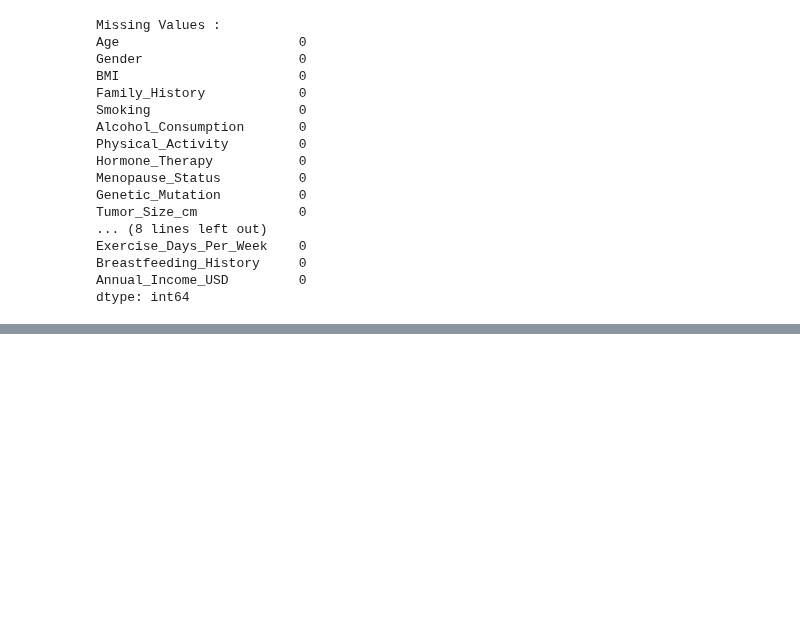
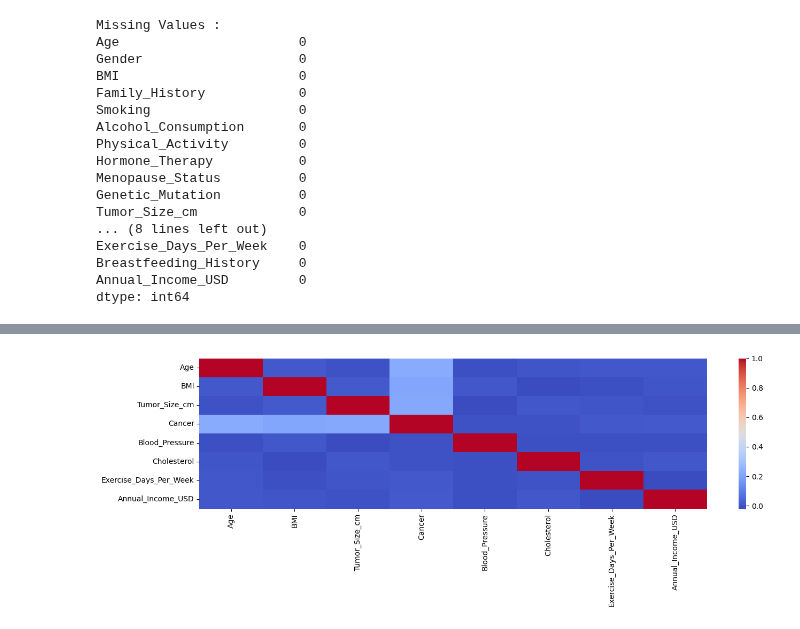
Before and after one commit to tiopramana/machine_learning, a Jupyter notebook: Project/Breast_cancer/main.ipynb, the cells around one changed output, grey strips where cells are left out. Drawn from its saved outputs; the diff is of its cells as text; code cells hidden in the pictures; blank space fills up the shorter version.

```diff
--- a/Project/Breast_cancer/main.ipynb
+++ b/Project/Breast_cancer/main.ipynb
@@ -90,0 +153,23 @@ ValueError: could not convert string to float: 'Female'
+# %%
+# Scalling Numeric Unique Data
+
+scaller = StandardScaler()
+
+numeric_cols = ['BMI', 'Tumor_Size_cm']
+
+for col in numeric_cols:
+    dfe[col] = pd.to_numeric(dfe[col], errors='coerce')
+    dfe[col] = dfe[col].fillna(dfe[col].mean())
+
+dfe[numeric_cols] = scaller.fit_transform(dfe[numeric_cols])
+# %%
+# Heatmap Number Correlation
+
+dfe_number = dfe.select_dtypes(include=['number'])
+
+plt.figure(figsize=(14,5))
+sns.heatmap(dfe_number.corr(), cmap='coolwarm', fmt='.2f')
+plt.tight_layout()
+plt.show()
+# %% [output]
+[figure, added]
```
Also changed, not shown: parts of 13 cells of this notebook.
